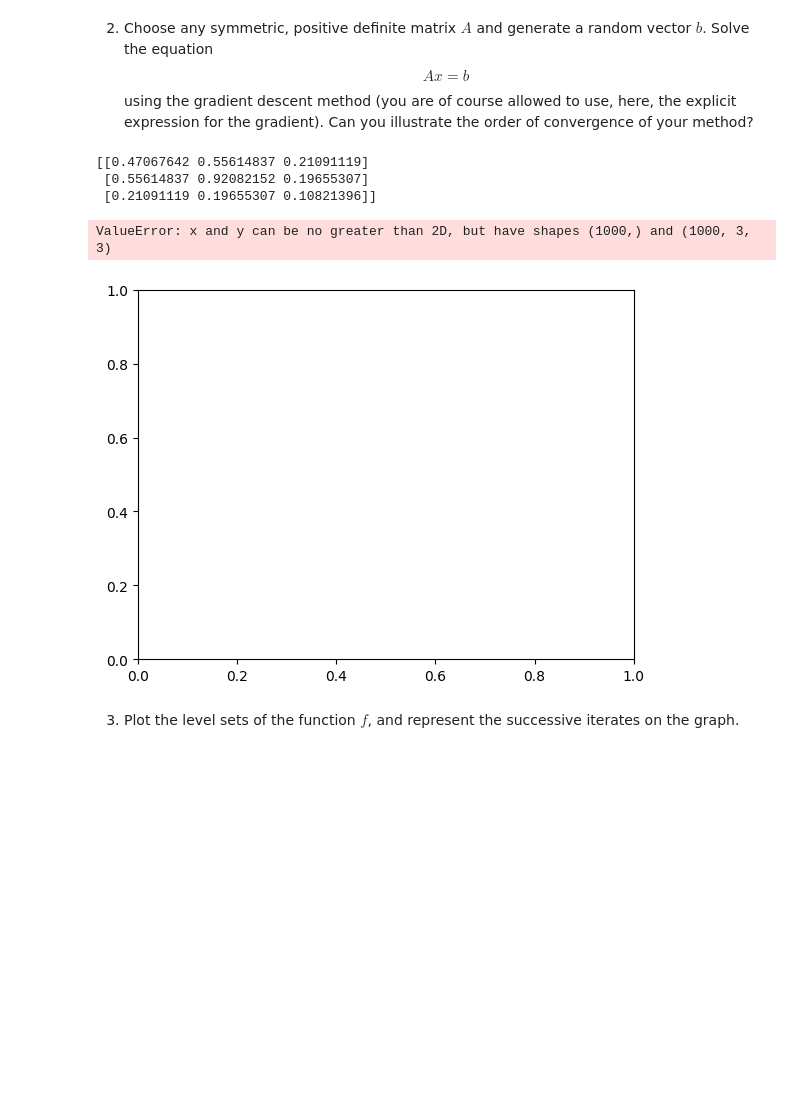
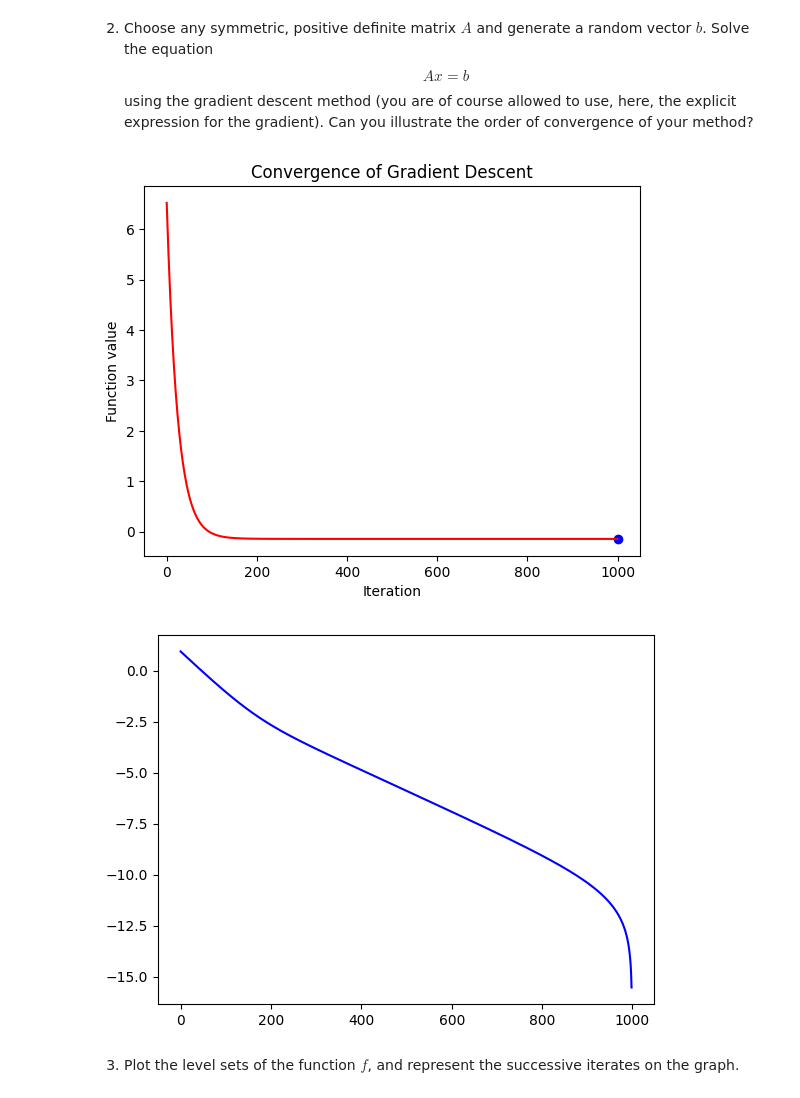
Before and after one commit to ArthurDanjou/ArtStudies, a Jupyter notebook: M1/Numerical Optimisation/ComputerSession1Subject.ipynb, the cells around one changed output. Saved outputs shown, nothing was run; the diff lists cells and outputs as text; code cells hidden in the pictures; blank space fills up the shorter version.

```diff
--- a/M1/Numerical Optimisation/ComputerSession1Subject.ipynb
+++ b/M1/Numerical Optimisation/ComputerSession1Subject.ipynb
@@ -203,30 +203,38 @@ def f(A, b, x):
     the explicit expression for the gradient). Can you illustrate the order of
     convergence of your method?
 # %%
-d = 3
+d = 2
 M = np.random.rand(d, d)
-A = M.dot(M.T)
+A = M.dot(M.T) + np.eye(d)
 b = np.random.rand(d)
 
-print(A)
-
-x0 = 0
-tau = 0.1
+x0 = np.random.randint(-5, 5, d).astype(float)
+tau = 0.01
 n_iter = 1000
 
-history = []
-for _ in range(n_iter):
-    x0 = x0 - tau * (A.dot(x0) - b)
-    history.append((x0, f(A, b, x0)))
 
-plt.plot([x[1] for x in history])
+def GD(x0, tau, n_iter):
+    xk = []
+    k_list = np.arange(n_iter)
+    for _ in k_list:
+        x0 -= tau * (A.dot(x0) - b)
+        xk.append(x0.copy())
+    return np.array(xk), k_list, xk[-1]
+
+
+xk, k_list, x_star = GD(x0, tau, n_iter)
+plt.plot([f(A, b, x) for x in xk], 'red')
+plt.scatter(n_iter, f(A, b, np.linalg.solve(A, b)), c='blue')
+plt.xlabel('Iteration')
+plt.ylabel('Function value')
+plt.title('Convergence of Gradient Descent')
 plt.show()
+
+plt.plot(np.log(np.linalg.norm(xk - x_star, axis=1)), 'blue')
+plt.show()
 # %% [output]
-[[0.47067642 0.55614837 0.21091119]
- [0.55614837 0.92082152 0.19655307]
- [0.21091119 0.19655307 0.10821396]]
-ValueError: x and y can be no greater than 2D, but have shapes (1000,) and (1000, 3, 3)
-[figure, old version]
+[figure, new version]
+[figure, added]
 # %% [markdown]
 3. Plot the level sets of the function $f$, and represent the successive iterates
    on the graph.
```
Also changed, not shown: parts of 6 cells of this notebook.
